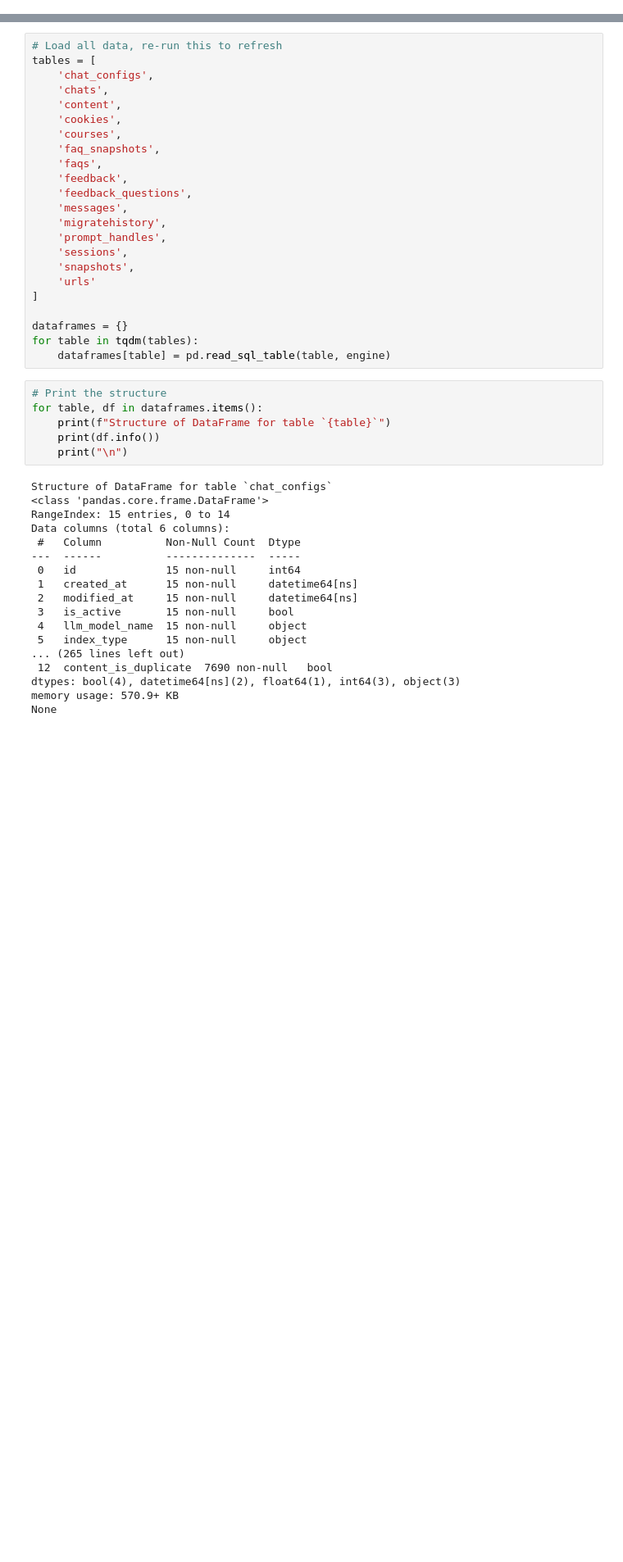
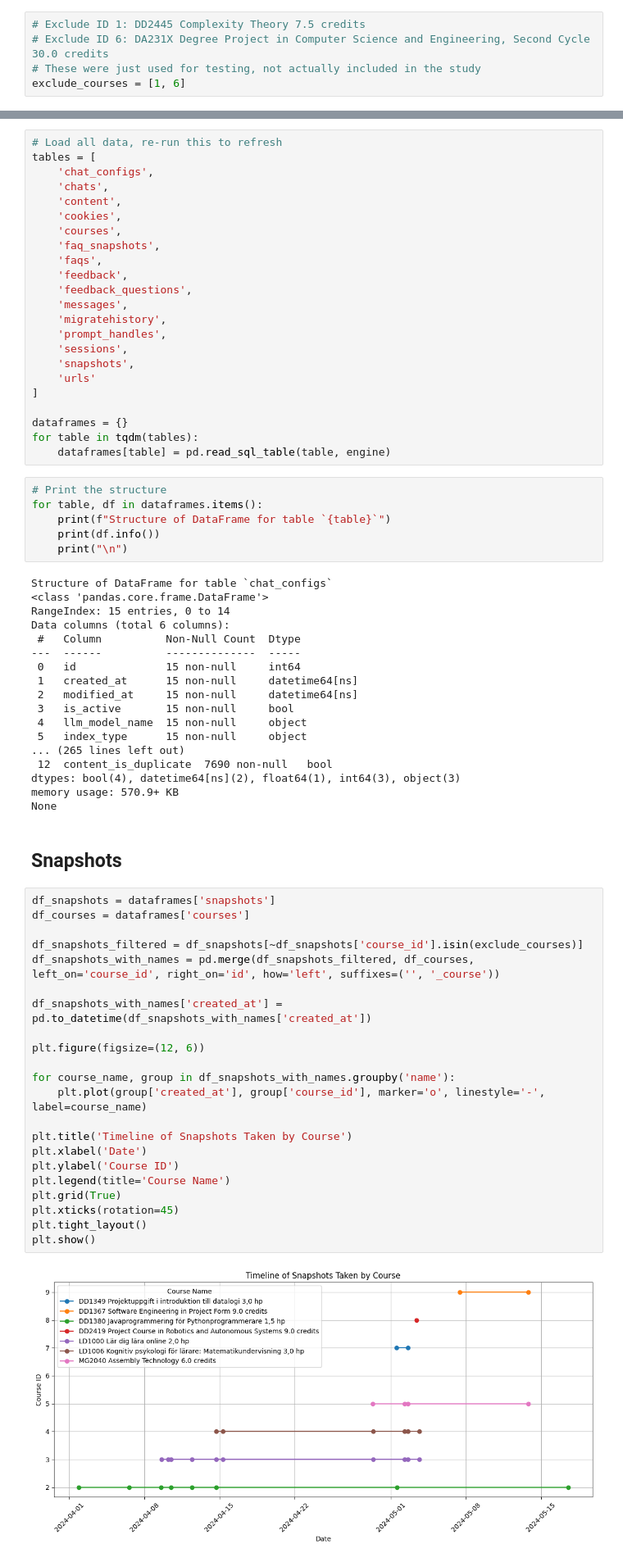
Before and after one commit to nattvara/DA231X, a Jupyter notebook: results/notebooks/performance.ipynb, the cells around one changed output, grey strips where cells are left out. Shown at 82% size. Drawn from its saved outputs; the diff is of its cells as text; blank space fills up the shorter version.

Commit message:
add snapshot timeline for courses that were indexed

```diff
--- a/results/notebooks/performance.ipynb
+++ b/results/notebooks/performance.ipynb
@@ -8,6 +8,11 @@ import matplotlib.pyplot as plt
 from tqdm.notebook import tqdm
 from getpass import getpass
 import pandas as pd
+# %%
+# Exclude ID 1: DD2445 Complexity Theory 7.5 credits
+# Exclude ID 6: DA231X Degree Project in Computer Science and Engineering, Second Cycle 30.0 credits
+# These were just used for testing, not actually included in the study
+exclude_courses = [1, 6]
 # %% [markdown]
 ## Load the data from the database
 # %%
@@ -69,3 +74,29 @@ Data columns (total 6 columns):
 dtypes: bool(4), datetime64[ns](2), float64(1), int64(3), object(3)
 memory usage: 570.9+ KB
 None
+# %% [markdown]
+## Snapshots
+# %%
+df_snapshots = dataframes['snapshots']
+df_courses = dataframes['courses']
+
+df_snapshots_filtered = df_snapshots[~df_snapshots['course_id'].isin(exclude_courses)]
+df_snapshots_with_names = pd.merge(df_snapshots_filtered, df_courses, left_on='course_id', right_on='id', how='left', suffixes=('', '_course'))
+
+df_snapshots_with_names['created_at'] = pd.to_datetime(df_snapshots_with_names['created_at'])
+
+plt.figure(figsize=(12, 6))
+
+for course_name, group in df_snapshots_with_names.groupby('name'):
+    plt.plot(group['created_at'], group['course_id'], marker='o', linestyle='-', label=course_name)
+
+plt.title('Timeline of Snapshots Taken by Course')
+plt.xlabel('Date')
+plt.ylabel('Course ID')
+plt.legend(title='Course Name')
+plt.grid(True)
+plt.xticks(rotation=45)
+plt.tight_layout()
+plt.show()
+# %% [output]
+[figure, added]
```
